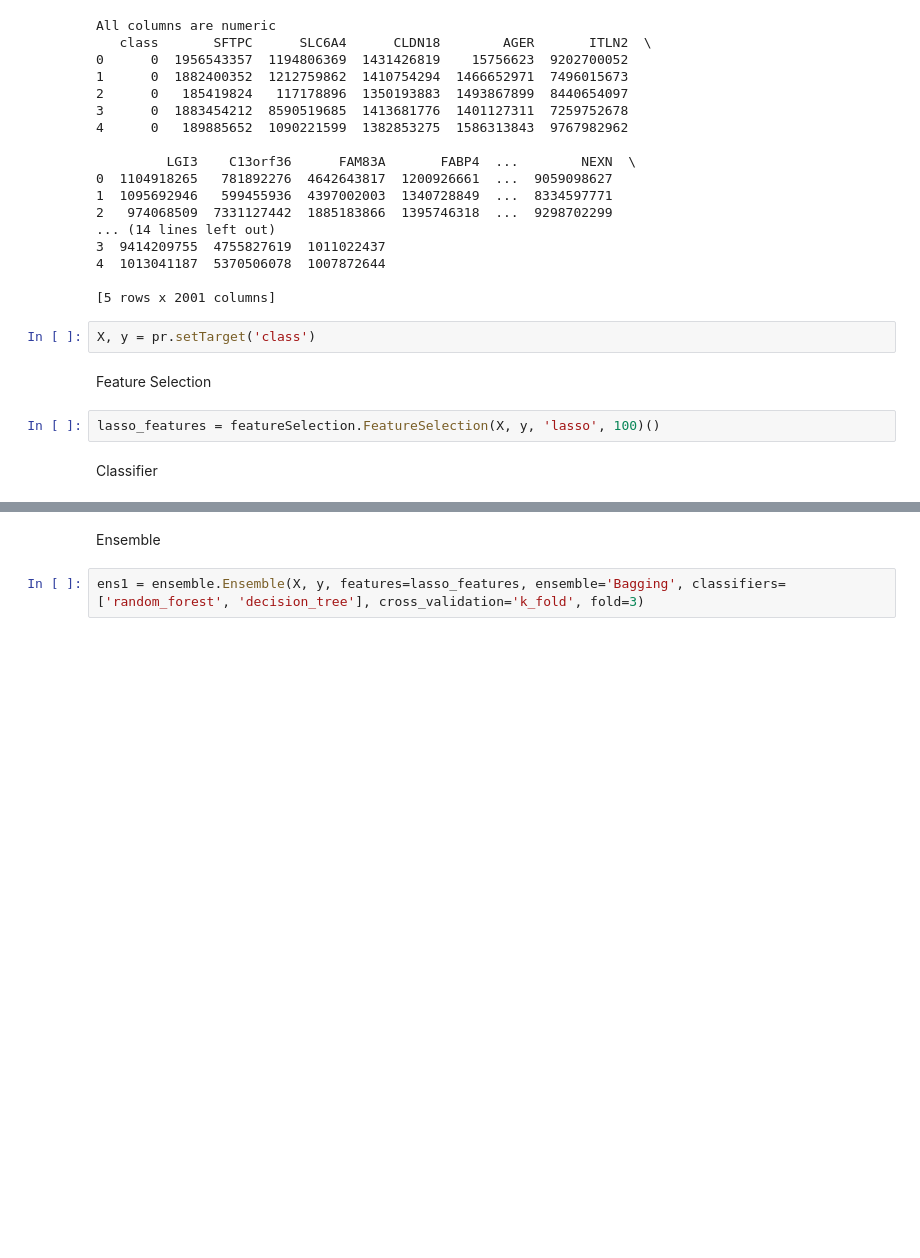
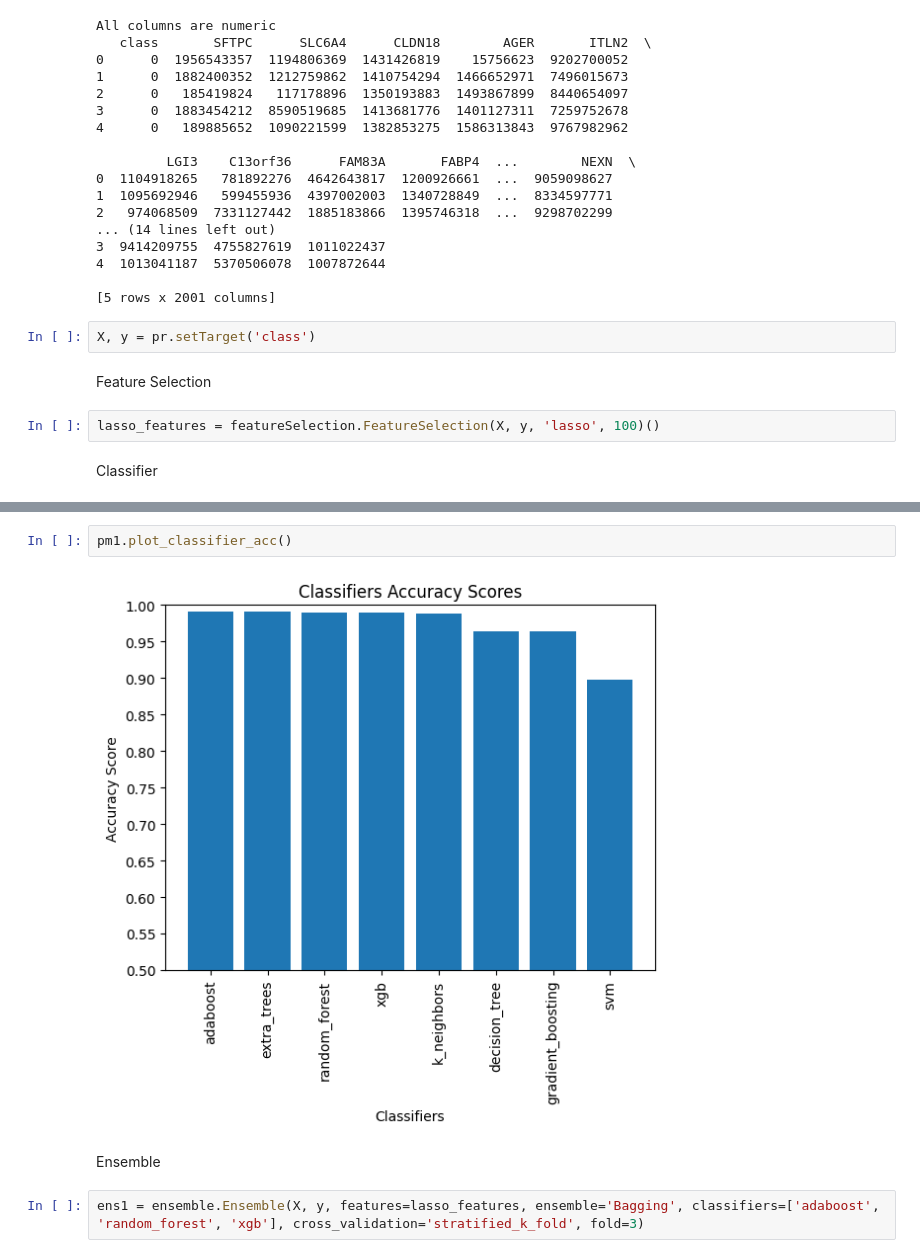
Before and after one commit to Szymqn/GlioClass, a Jupyter notebook: example_model.ipynb, the cells around one changed output, grey strips where cells are left out. Cells and saved outputs as stored; diff of their text form; blank space fills up the shorter version.

```diff
--- a/example_model.ipynb
+++ b/example_model.ipynb
@@ -48,6 +61,10 @@ pm1.accuracyScore()
+# %%
+pm1.plot_classifier_acc()
+# %% [output]
+[figure, added]
 # %% [markdown]
 Ensemble
 # %%
-ens1 = ensemble.Ensemble(X, y, features=lasso_features, ensemble='Bagging', classifiers=['random_forest', 'decision_tree'], cross_validation='k_fold', fold=3)
+ens1 = ensemble.Ensemble(X, y, features=lasso_features, ensemble='Bagging', classifiers=['adaboost', 'random_forest', 'xgb'], cross_validation='stratified_k_fold', fold=3)
 # %%
 pm2 = performanceMetrics.PerformanceMetrics(ens1.y_test, ens1.predictions, fold=ens1.fold)
```
Also changed, not shown: parts of 3 cells of this notebook, 1 other file.
